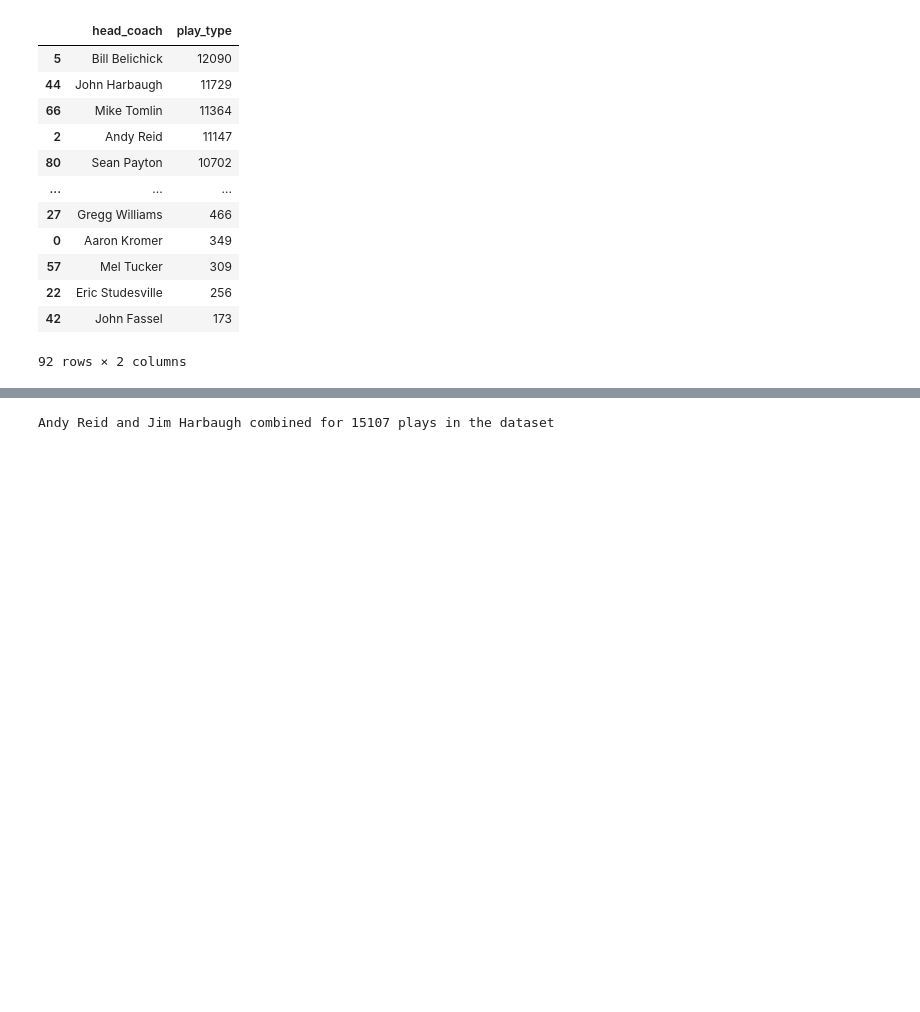
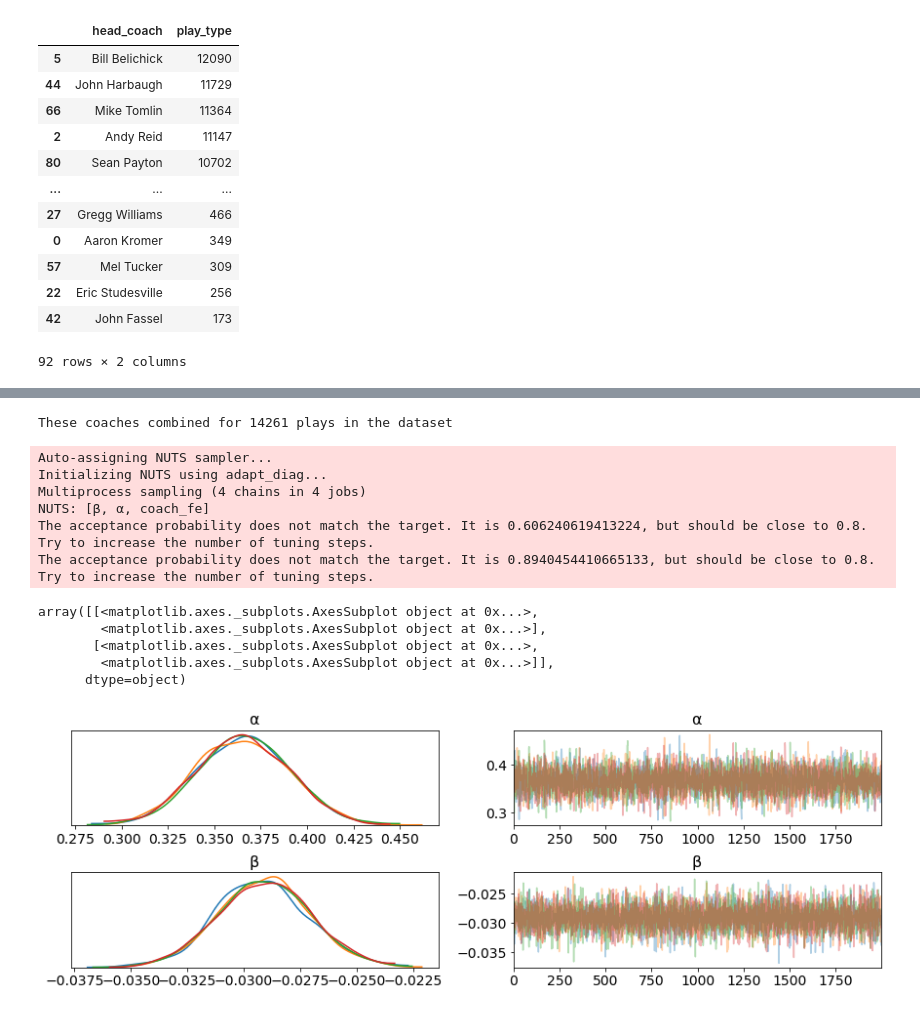
Before and after one commit to btatkinson/pass_exp, a Jupyter notebook: nfl_pass_exp.ipynb, the cells around one changed output, grey strips where cells are left out. Drawn from its saved outputs; the diff is of its cells as text; code cells hidden in the pictures; blank space fills up the shorter version.

```diff
--- a/nfl_pass_exp.ipynb
+++ b/nfl_pass_exp.ipynb
@@ -622,38 +621,65 @@ data.groupby(['head_coach'])['play_type'].mean().reset_index().sort_values(by=['
 # %%
-data = pbp[['head_coach','score_differential','play_type']]
-data = data.loc[data.head_coach.isin(['Jim Harbaugh','Andy Reid'])]
+# import theano.tensor as tt
 
-# shuffle data
-data = data.sample(frac=1)
+# data = pbp[['head_coach','score_differential','play_type']]
+# data = data.loc[data.head_coach.isin(['Andy Reid','Kyle Shanahan'])]
 
-print("Andy Reid and Jim Harbaugh combined for {} plays in the dataset".format(len(data)))
+# # shuffle data
+# data = data.sample(frac=1)
 
-plays = data.play_type.values
-covariate = data.score_differential.values
-n = len(plays)
+# print("These coaches combined for {} plays in the dataset".format(len(data)))
 
-with pm.Model() as model:
+# data = data[:10000]
 
-    # priors
-    α = pm.StudentT('α',nu=6,mu=0,sigma=4)
-    β  = pm.StudentT('β',nu=6,mu=0,sigma=4)
+# plays = data.play_type.values
+# covariate = data.score_differential.values
+# data = data.copy().replace({'Andy Reid':0,'Kyle Shanahan':1}).astype(int)
+# coach = data.head_coach.values
+# num_coaches = len(data.head_coach.unique())
+# n = len(plays)
 
-    # linear regression, the engine behind logistic regression
-    μ = α + β * covariate
+# with pm.Model() as model:
 
-    # link function theta - necessary for modeling Binary outcomes
-    θ = pm.Deterministic('θ', pm.math.invlogit(μ))
+#     # fixed effects
+#     # basically saying that coaching behavior is normally distributed
+#     coach_fe = pm.Normal("coach_fe", mu=0, sigma=2, shape=num_coaches)
 
-    # observed/target
-    y = pm.Bernoulli('y', p=θ, observed=plays)
+#     # random effect
+#     # the actual individual effect each coach has
+#     coaches = pm.Deterministic('coach', coach_fe - tt.mean(coach_fe))
 
-    trace = pm.sample(2000, chains=4, tune=1000, init='adapt_diag')
+#     # priors
+#     α = pm.StudentT('α',nu=6,mu=0,sigma=4)
+#     β  = pm.StudentT('β',nu=6,mu=0,sigma=4)
 
-trarr = pm.traceplot(trace, var_names=['α','β'])
+#     # linear regression, the engine behind logistic regression
+#     μ = α + β * covariate + coaches[coach]
 
-fig = plt.gcf()
-fig.savefig("./figures/one_covariate_trace.png")
+#     # link function theta - necessary for modeling Binary outcomes
+#     θ = pm.Deterministic('θ', pm.math.invlogit(μ))
 
-trarr
+#     # observed/target
+#     y = pm.Bernoulli('y', p=θ, observed=plays)
+
+#     trace = pm.sample(2000, chains=4, tune=1000, init='adapt_diag')
+
+# trarr = pm.traceplot(trace, var_names=['α','β'])
+
+# fig = plt.gcf()
+# fig.savefig("./figures/hc_trace.png")
+
+# trarr
 # %% [output]
-Andy Reid and Jim Harbaugh combined for 15107 plays in the dataset
+These coaches combined for 14261 plays in the dataset
+Auto-assigning NUTS sampler...
+Initializing NUTS using adapt_diag...
+Multiprocess sampling (4 chains in 4 jobs)
+NUTS: [β, α, coach_fe]
+The acceptance probability does not match the target. It is 0.606240619413224, but should be close to 0.8. Try to increase the number of tuning steps.
+The acceptance probability does not match the target. It is 0.8940454410665133, but should be close to 0.8. Try to increase the number of tuning steps.
+array([[<matplotlib.axes._subplots.AxesSubplot object at 0x...>,
+        <matplotlib.axes._subplots.AxesSubplot object at 0x...>],
+       [<matplotlib.axes._subplots.AxesSubplot object at 0x...>,
+        <matplotlib.axes._subplots.AxesSubplot object at 0x...>]],
+      dtype=object)
+[figure, added]
```
Also changed, not shown: parts of 12 cells of this notebook.
